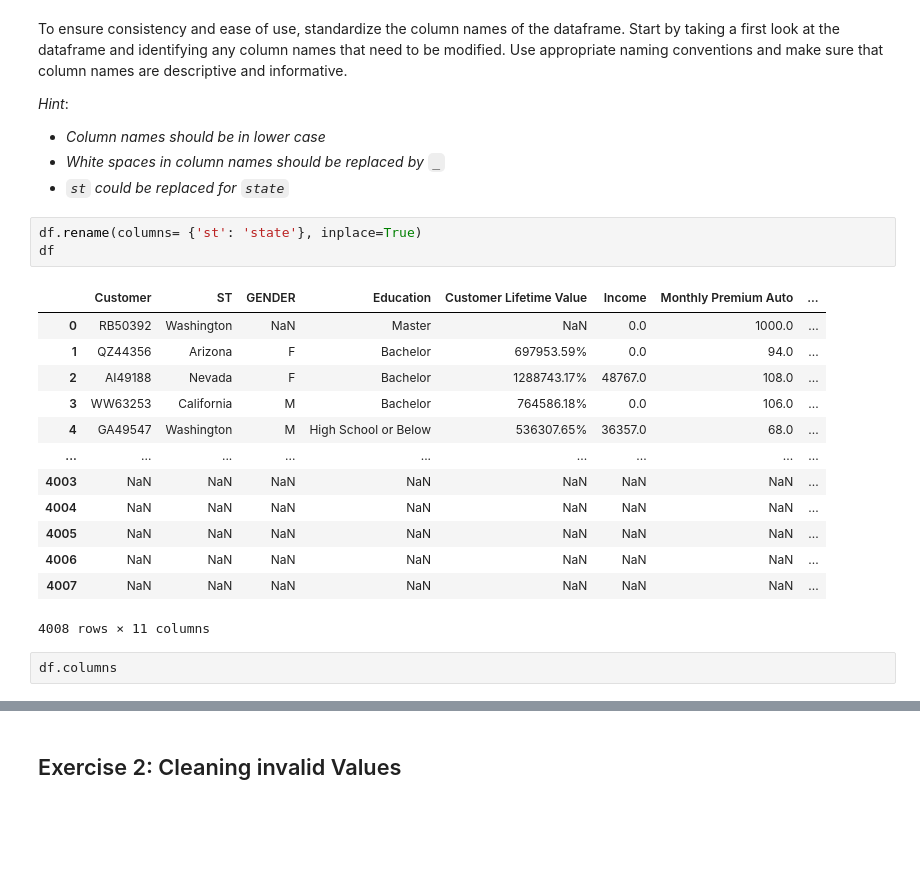
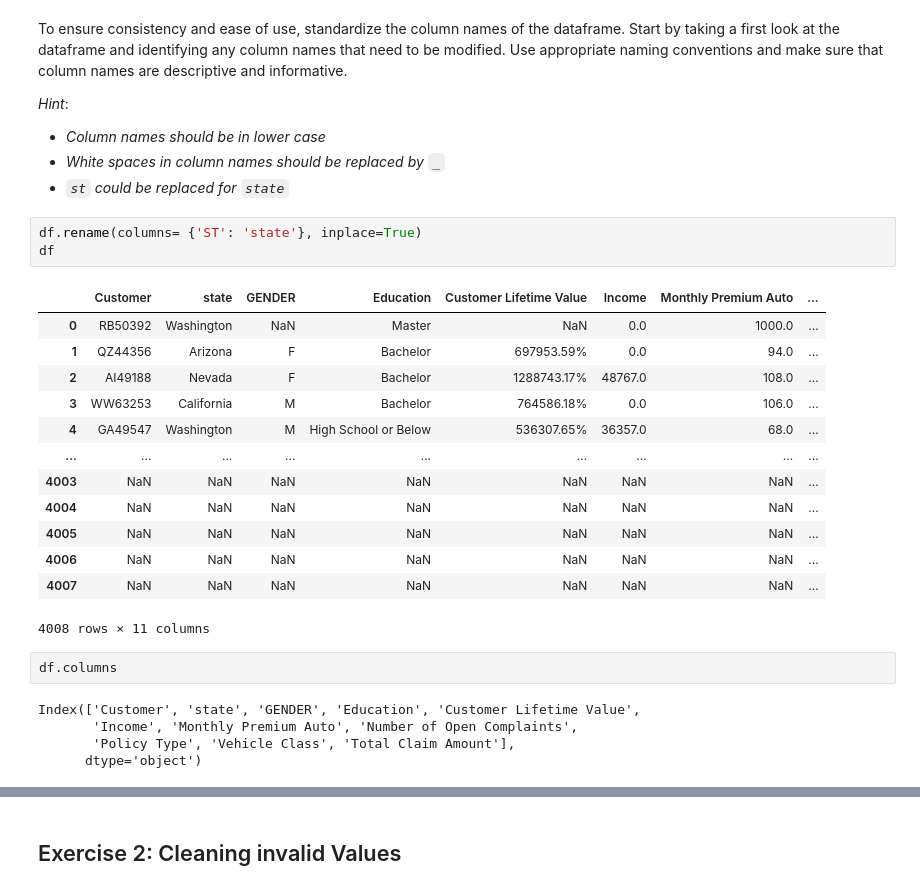
Before and after one commit to Josepdmo/lab-dw-data-cleaning-and-formatting, a Jupyter notebook: lab-dw-data-cleaning-and-formatting.ipynb, the cells around one changed output, grey strips where cells are left out. Drawn from its saved outputs; the diff is of its cells as text; blank space fills up the shorter version.

```diff
--- a/lab-dw-data-cleaning-and-formatting.ipynb
+++ b/lab-dw-data-cleaning-and-formatting.ipynb
@@ -18,10 +18,10 @@ To ensure consistency and ease of use, standardize the column names of the dataf
 - *White spaces in column names should be replaced by `_`*
 - *`st` could be replaced for `state`*
 # %%
-df.rename(columns= {'st': 'state'}, inplace=True)
+df.rename(columns= {'ST': 'state'}, inplace=True)
 df
 # %% [output]
-|  | Customer | ST | GENDER | Education | Customer Lifetime Value | Income | Monthly Premium Auto | ... |
+|  | Customer | state | GENDER | Education | Customer Lifetime Value | Income | Monthly Premium Auto | ... |
 | 0 | RB50392 | Washington | NaN | Master | NaN | 0.0 | 1000.0 | ... |
 | 1 | QZ44356 | Arizona | F | Bachelor | 697953.59% | 0.0 | 94.0 | ... |
 | 2 | AI49188 | Nevada | F | Bachelor | 1288743.17% | 48767.0 | 108.0 | ... |
@@ -36,6 +36,11 @@ df
 4008 rows × 11 columns
 # %%
 df.columns
+# %% [output]
+Index(['Customer', 'state', 'GENDER', 'Education', 'Customer Lifetime Value',
+       'Income', 'Monthly Premium Auto', 'Number of Open Complaints',
+       'Policy Type', 'Vehicle Class', 'Total Claim Amount'],
+      dtype='object')
 # %%
 df.columns #this is a list, so we should treat it as such. We could use a for loop to transform all
 #elements in the list into lowercase. However, it'd be better to do it with a comprehension list. Therefore:
```
Also changed, not shown: parts of 17 cells of this notebook.
